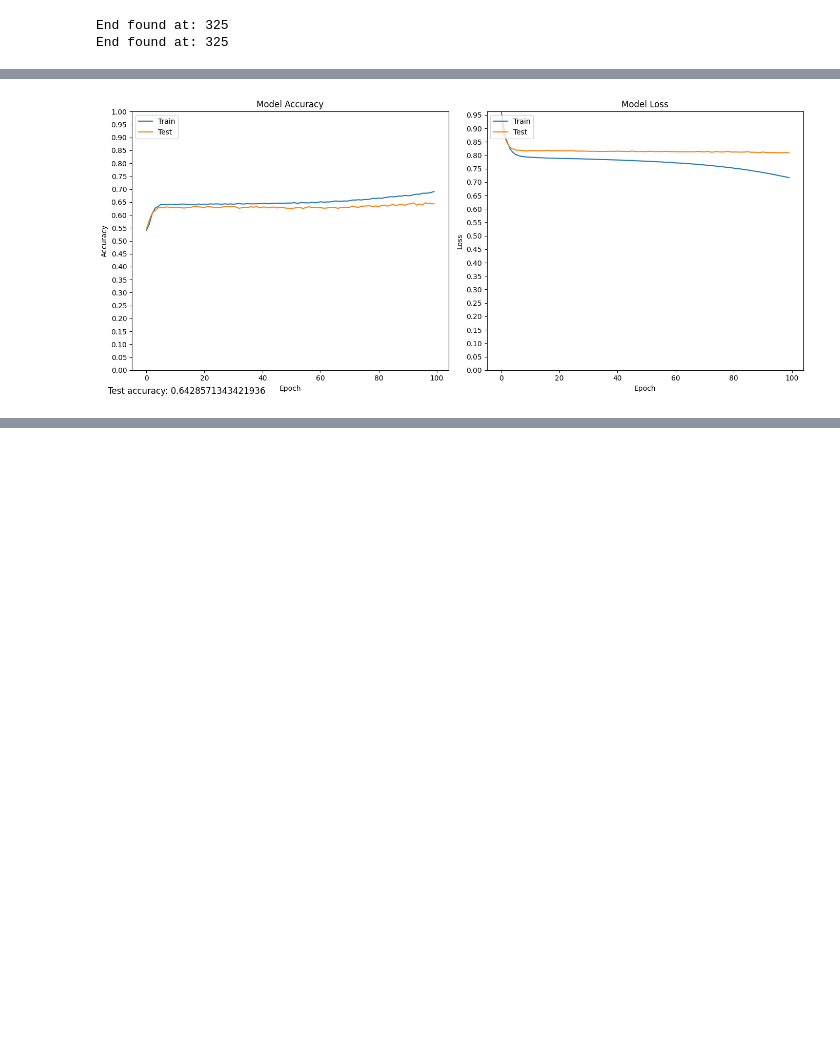
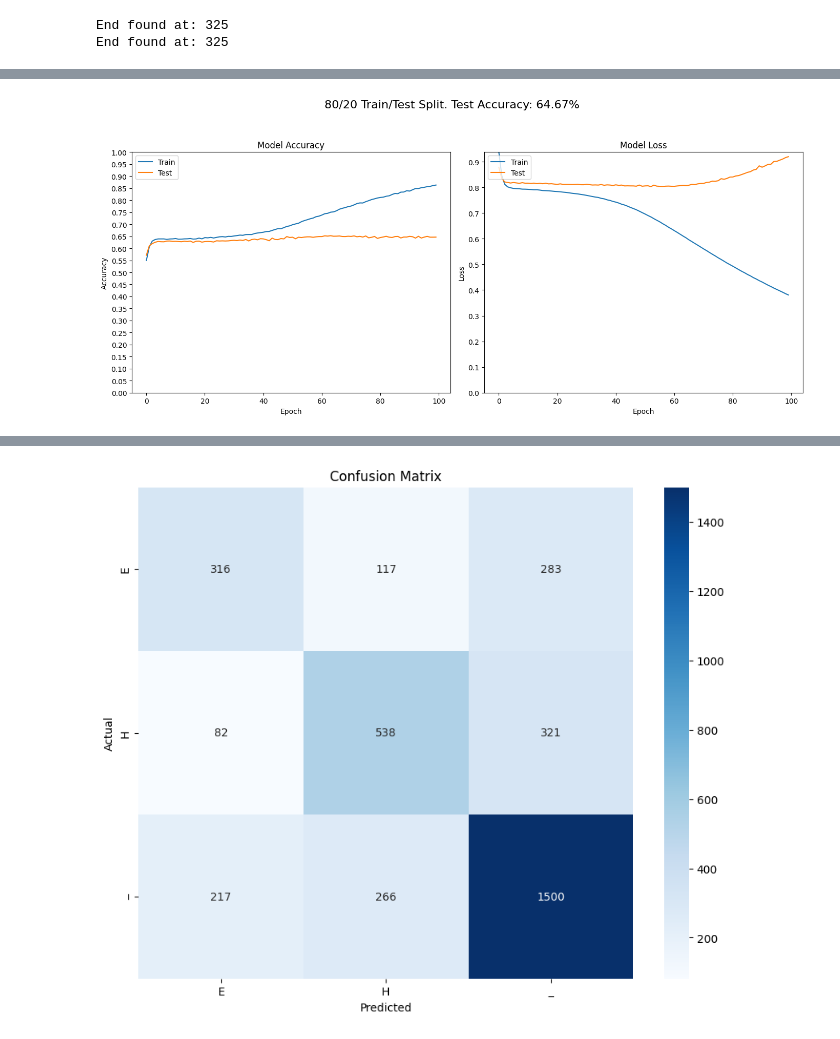
Before and after one commit to Paul-Winpenny/CompBioProject, a Jupyter notebook: Project.ipynb, the cells around one changed output, grey strips where cells are left out. Saved outputs shown, nothing was run; the diff lists cells and outputs as text; code cells hidden in the pictures; blank space fills up the shorter version.

Commit message:
Changed learning rate to increase

```diff
--- a/Project.ipynb
+++ b/Project.ipynb
@@ -90,7 +90,7 @@ End found at: 325
 # %%
 
 def build_model(input_shape):
-    learning_rate = 0.0005
+    learning_rate = 0.001
     optim = Adam(learning_rate=learning_rate)
     model = Sequential([
         Dense(40, activation='sigmoid', input_shape=(input_shape,)),  # Hidden layer with 40 units
@@ -143,34 +143,51 @@ Test accuracy: 0.6428571343421936
 # %%
 # Plot training & validation accuracy values
 plt.figure(figsize=(14, 6))
+plt.suptitle('80/20 Train/Test Split. Test Accuracy: ' + str(round(test_accuracy*100,2)) + '%', fontsize=16, y=1.05, x=0.5, ha='center')
 plt.subplot(1, 2, 1)
 plt.plot(history.history['accuracy'])
 plt.plot(history.history['val_accuracy'])
 plt.title('Model Accuracy')
 plt.ylabel('Accuracy')
 plt.xlabel('Epoch')
 plt.legend(['Train', 'Test'], loc='upper left')
 plt.yticks([i / 20 for i in range(21)])  # 0, 0.1, 0.2, ..., 1.0
 
 plt.ylim(0, 1)  # Adjust the y-axis limit to provide space at the top
 
 # Plot training & validation loss values
 plt.subplot(1, 2, 2)
 plt.plot(history.history['loss'])
 plt.plot(history.history['val_loss'])
 plt.title('Model Loss')
 plt.ylabel('Loss')
 plt.xlabel('Epoch')
 plt.legend(['Train', 'Test'], loc='upper left')
-plt.yticks([i / 20 for i in range(21)])  # 0, 0.1, 0.2, ..., 1.0
+plt.yticks([i / 10 for i in range(11)])  # 0, 0.1, 0.2, ..., 1.0
 
 plt.ylim(0, max(max(history.history['loss']), max(history.history['val_loss'])))  # Adjust y-axis limit dynamically
 
 # Put test accuracy as a label on the plot
-plt.figtext(0.02, 0.02, "Test accuracy: " + str(test_accuracy), fontsize=12, ha='left')  # Adjust the position of text
-
 # Adjust layout to remove white space
 plt.tight_layout()
 plt.show()
+
+
+#Give me a confusion matrix
+from sklearn.metrics import confusion_matrix
+import seaborn as sns
+import matplotlib.pyplot as plt
+
+y_pred = model.predict(X_test)
+y_pred = np.argmax(y_pred, axis=1)
+y_test = np.argmax(y_test, axis=1)
+cm = confusion_matrix(y_test, y_pred)
+
+plt.figure(figsize=(10, 8))
+sns.heatmap(cm, annot=True, fmt='d', cmap='Blues', xticklabels=['E', 'H', '_'], yticklabels=['E', 'H', '_'])
+plt.xlabel('Predicted')
+plt.ylabel('Actual')
+plt.title('Confusion Matrix')
+plt.show()
 # %% [output]
-[figure, old version]
+[figure, new version]
@@ -176,0 +195 @@ plt.show()
+[figure, added]
```
Also changed, not shown: parts of 2 cells of this notebook.
